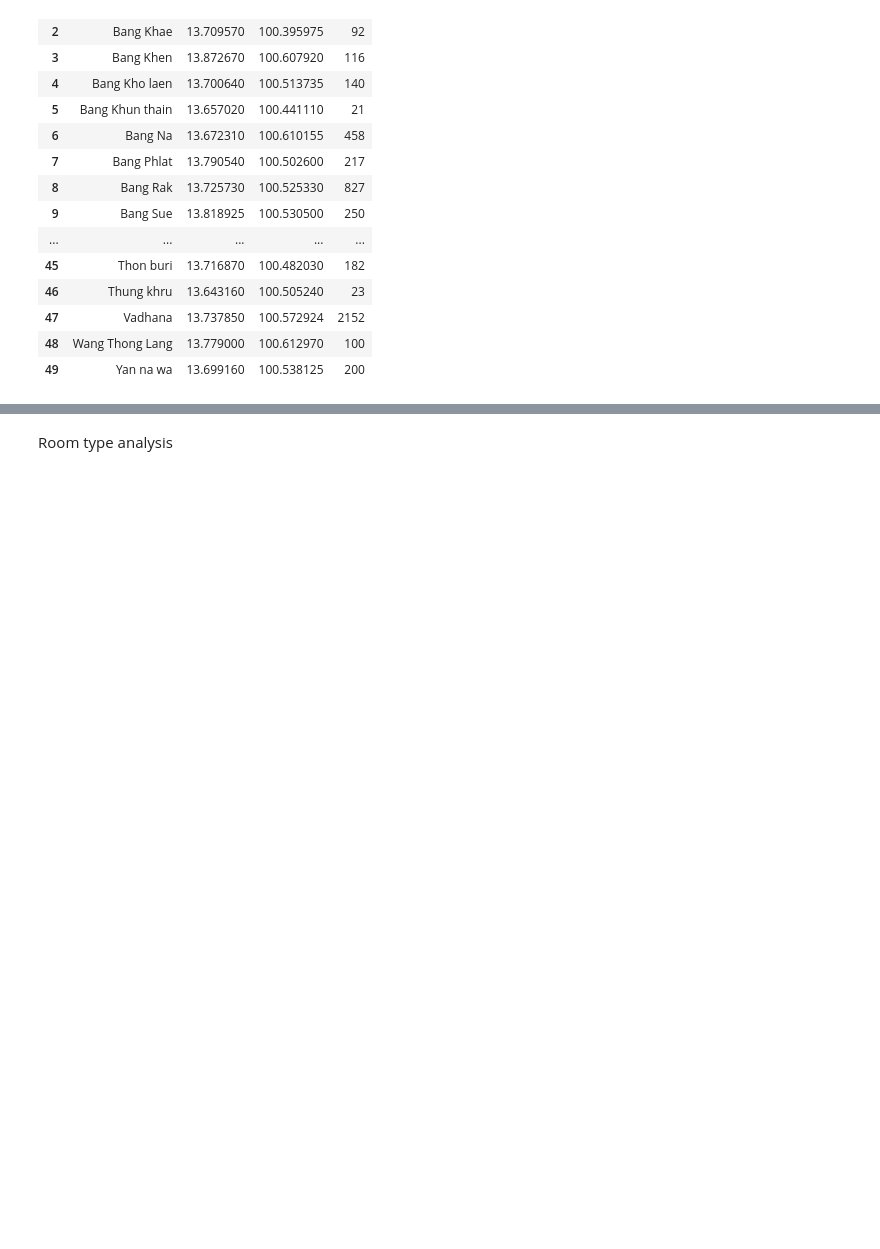
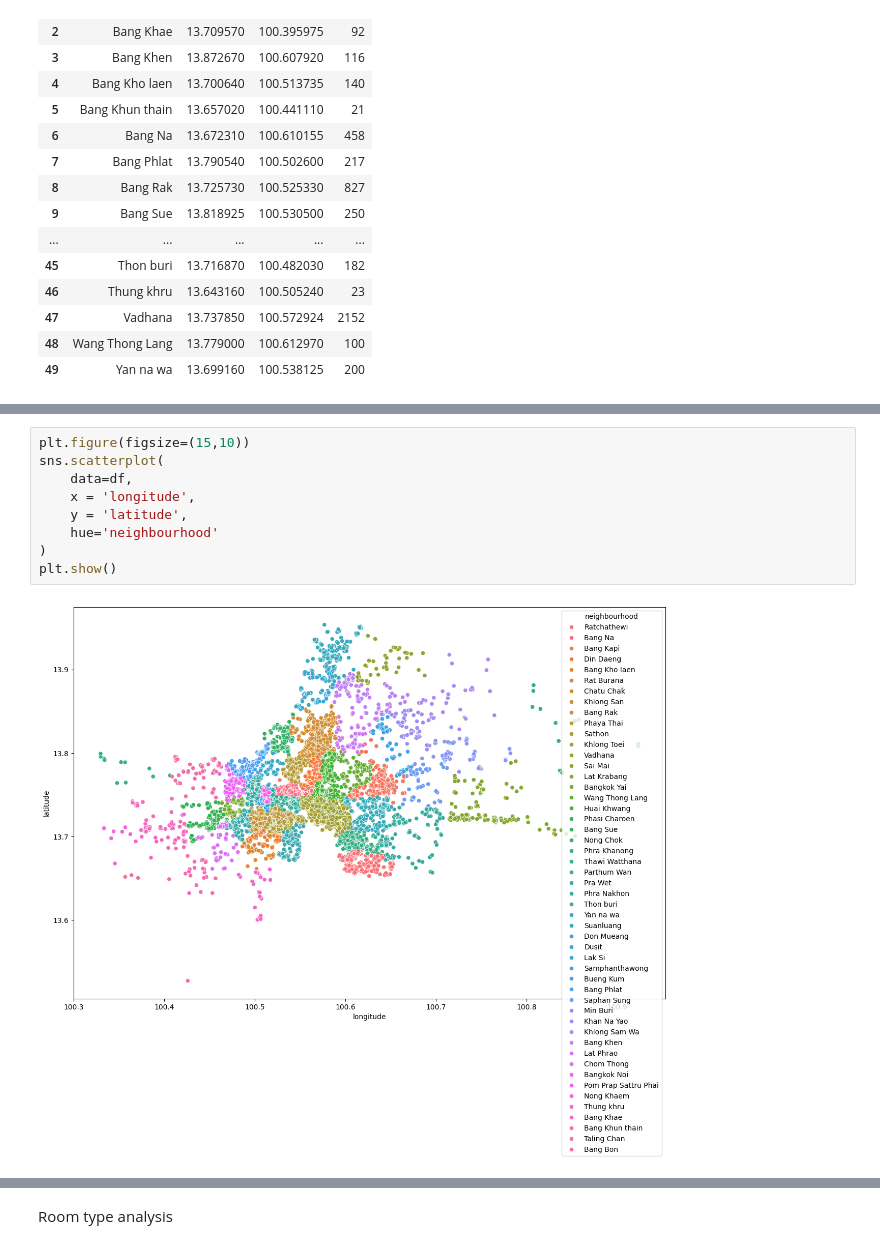
Before and after one commit to NabilRakhaD/Purwadhika-Capstone2, a Jupyter notebook: app.ipynb, the cells around one changed output, grey strips where cells are left out. Drawn from its saved outputs; the diff is of its cells as text; blank space fills up the shorter version.

```diff
--- a/app.ipynb
+++ b/app.ipynb
@@ -648,4 +644,15 @@ for i in neighbourhood_location.iterrows() :
 bangkok
 # %% [output]
 [interactive output not drawn]
+# %%
+plt.figure(figsize=(15,10))
+sns.scatterplot(
+    data=df,
+    x = 'longitude',
+    y = 'latitude',
+    hue='neighbourhood'
+)
+plt.show()
+# %% [output]
+[figure, added]
 # %% [markdown]
```
Also changed, not shown: parts of 15 cells of this notebook.
